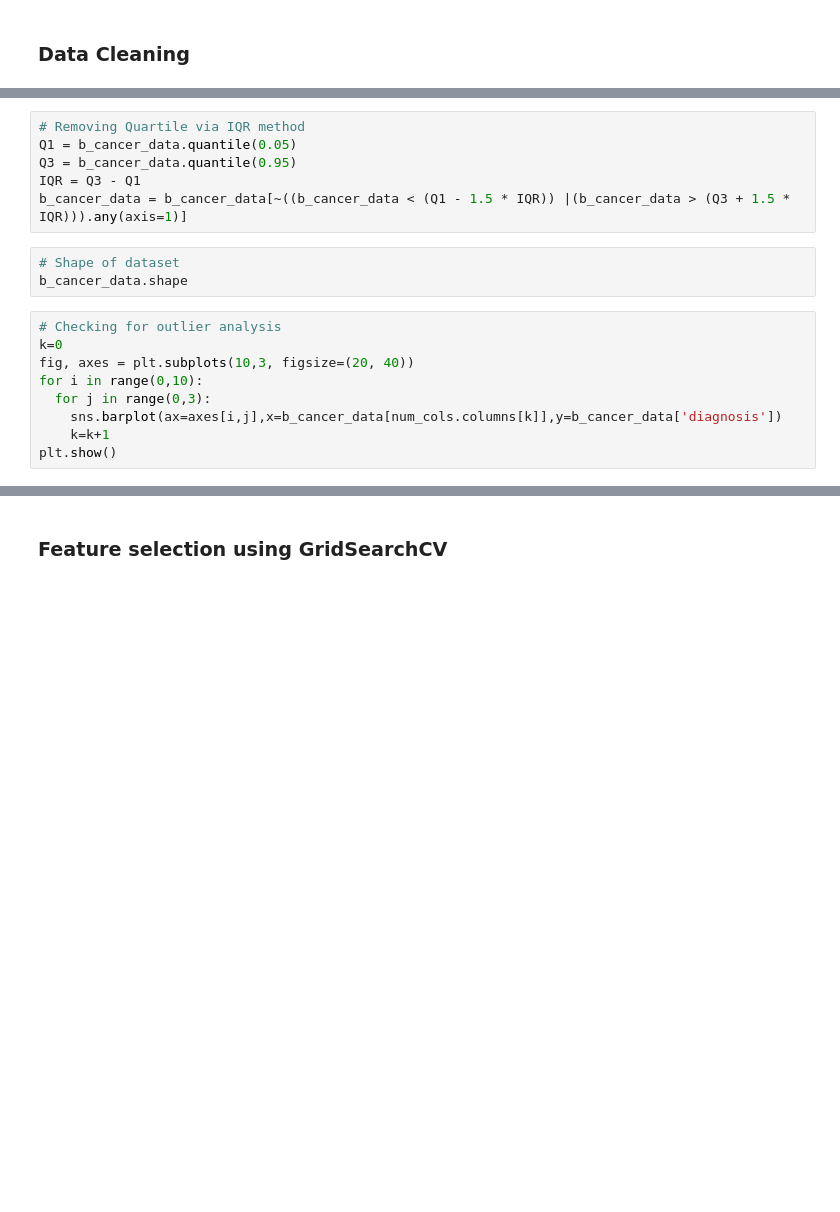
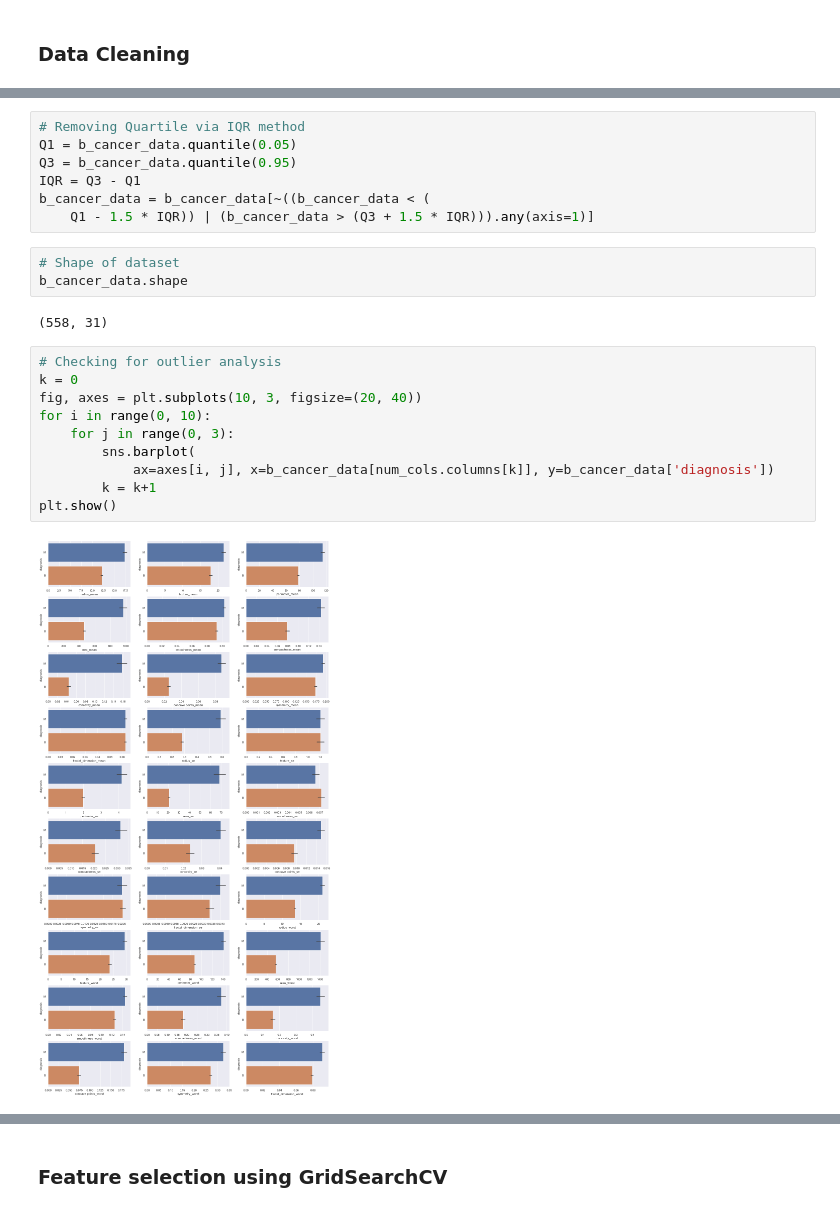
Before and after one commit to sukhijapiyush/Breast-Cancer-Classification-Logistic, a Jupyter notebook: Breast Cancer Classification LR.ipynb, the cells around one changed output, grey strips where cells are left out. Cells and saved outputs as stored; diff of their text form; blank space fills up the shorter version.

```diff
--- a/Breast Cancer Classification LR.ipynb
+++ b/Breast Cancer Classification LR.ipynb
@@ -118,17 +186,23 @@ plt.show()
 Q1 = b_cancer_data.quantile(0.05)
 Q3 = b_cancer_data.quantile(0.95)
 IQR = Q3 - Q1
-b_cancer_data = b_cancer_data[~((b_cancer_data < (Q1 - 1.5 * IQR)) |(b_cancer_data > (Q3 + 1.5 * IQR))).any(axis=1)]
+b_cancer_data = b_cancer_data[~((b_cancer_data < (
+    Q1 - 1.5 * IQR)) | (b_cancer_data > (Q3 + 1.5 * IQR))).any(axis=1)]
 # %%
 # Shape of dataset
 b_cancer_data.shape
+# %% [output]
+(558, 31)
 # %%
 # Checking for outlier analysis
-k=0
-fig, axes = plt.subplots(10,3, figsize=(20, 40))
-for i in range(0,10):
-  for j in range(0,3):
-    sns.barplot(ax=axes[i,j],x=b_cancer_data[num_cols.columns[k]],y=b_cancer_data['diagnosis'])
-    k=k+1
+k = 0
+fig, axes = plt.subplots(10, 3, figsize=(20, 40))
+for i in range(0, 10):
+    for j in range(0, 3):
+        sns.barplot(
+            ax=axes[i, j], x=b_cancer_data[num_cols.columns[k]], y=b_cancer_data['diagnosis'])
+        k = k+1
 plt.show()
+# %% [output]
+[figure, added]
 # %%
```
Also changed, not shown: parts of 23 cells of this notebook.
